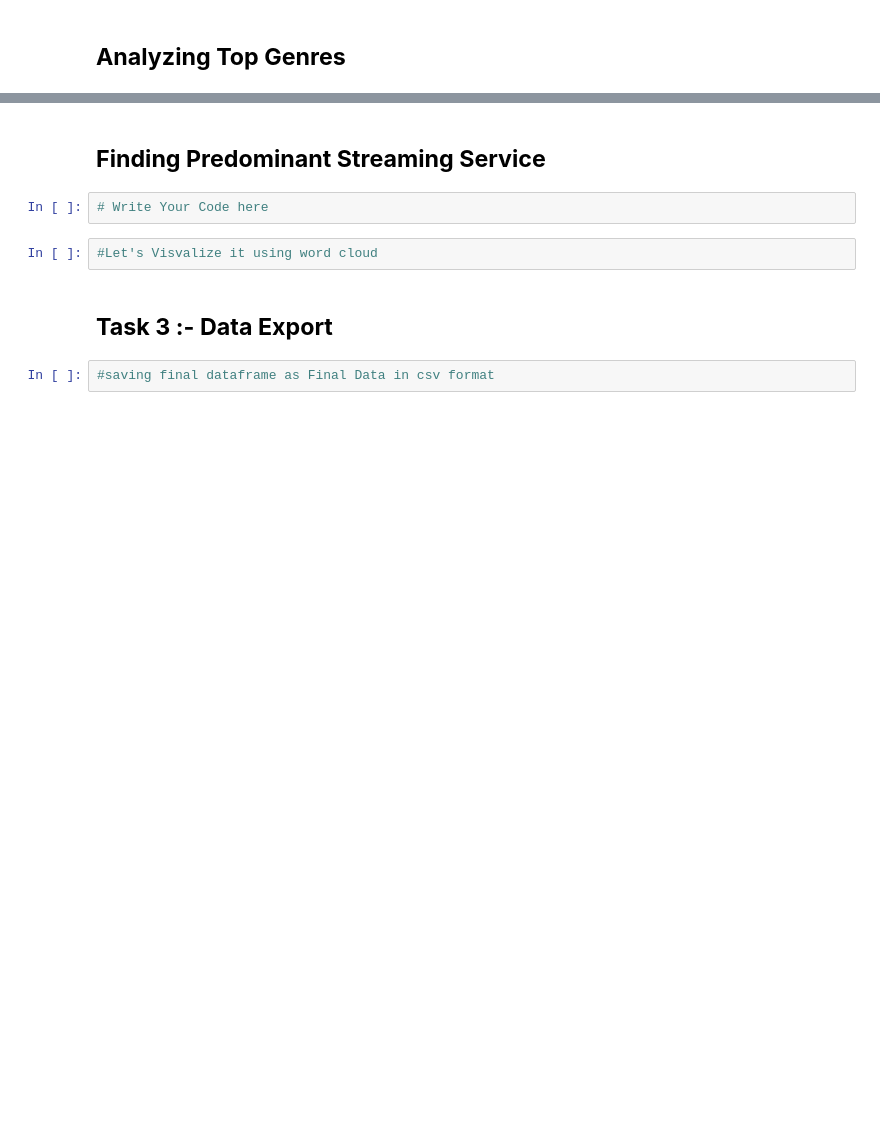
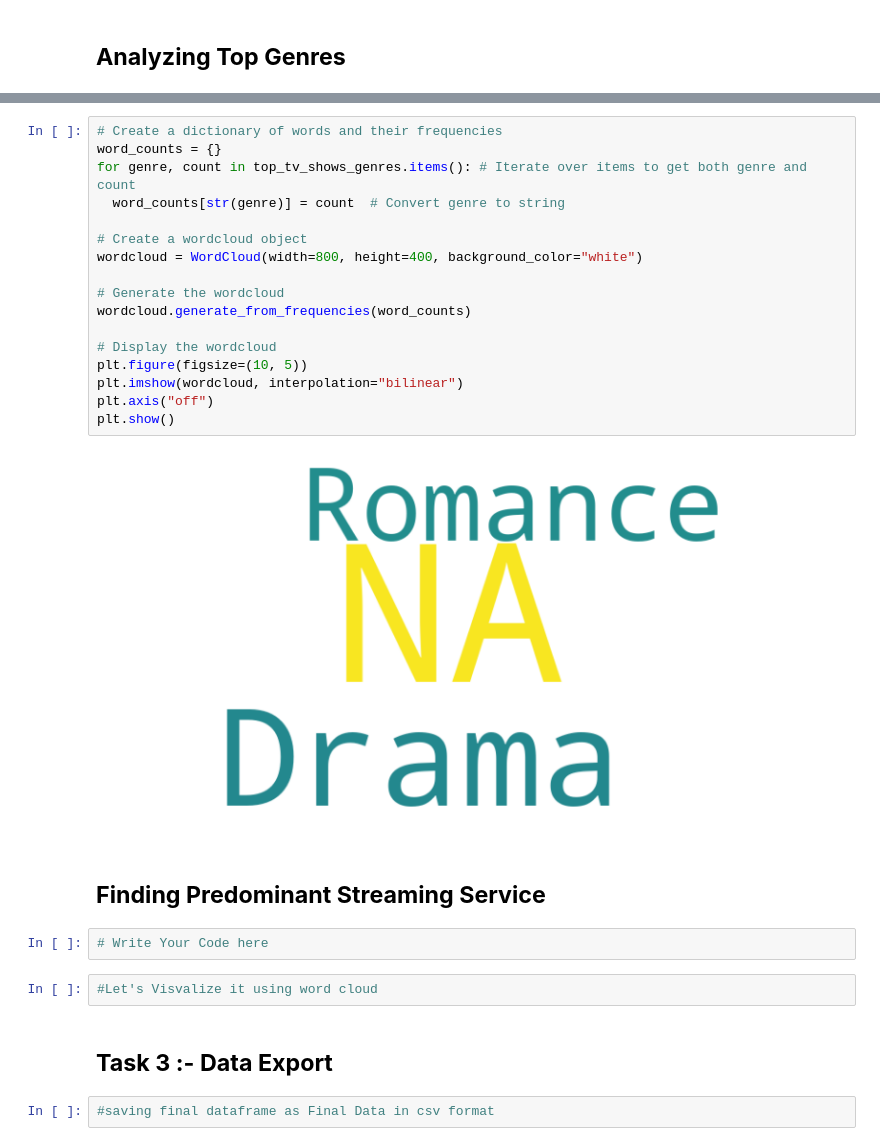
Before and after one commit to Nischay-verma/Just_watch_scrapping, a Jupyter notebook: Numerical_Programming_in_Python_Web_Scraping.ipynb, the cells around one changed output, grey strips where cells are left out. Drawn from its saved outputs; the diff is of its cells as text; blank space fills up the shorter version.

```diff
--- a/Numerical_Programming_in_Python_Web_Scraping.ipynb
+++ b/Numerical_Programming_in_Python_Web_Scraping.ipynb
@@ -633,3 +1239,22 @@ print(soup.prettify())
+# %%
+# Create a dictionary of words and their frequencies
+word_counts = {}
+for genre, count in top_tv_shows_genres.items(): # Iterate over items to get both genre and count
+  word_counts[str(genre)] = count  # Convert genre to string
+
+# Create a wordcloud object
+wordcloud = WordCloud(width=800, height=400, background_color="white")
+
+# Generate the wordcloud
+wordcloud.generate_from_frequencies(word_counts)
+
+# Display the wordcloud
+plt.figure(figsize=(10, 5))
+plt.imshow(wordcloud, interpolation="bilinear")
+plt.axis("off")
+plt.show()
+# %% [output]
+[figure, added]
 # %% [markdown]
 ## **Finding Predominant Streaming Service**
 # %%
```
Also changed, not shown: parts of 61 cells of this notebook.
